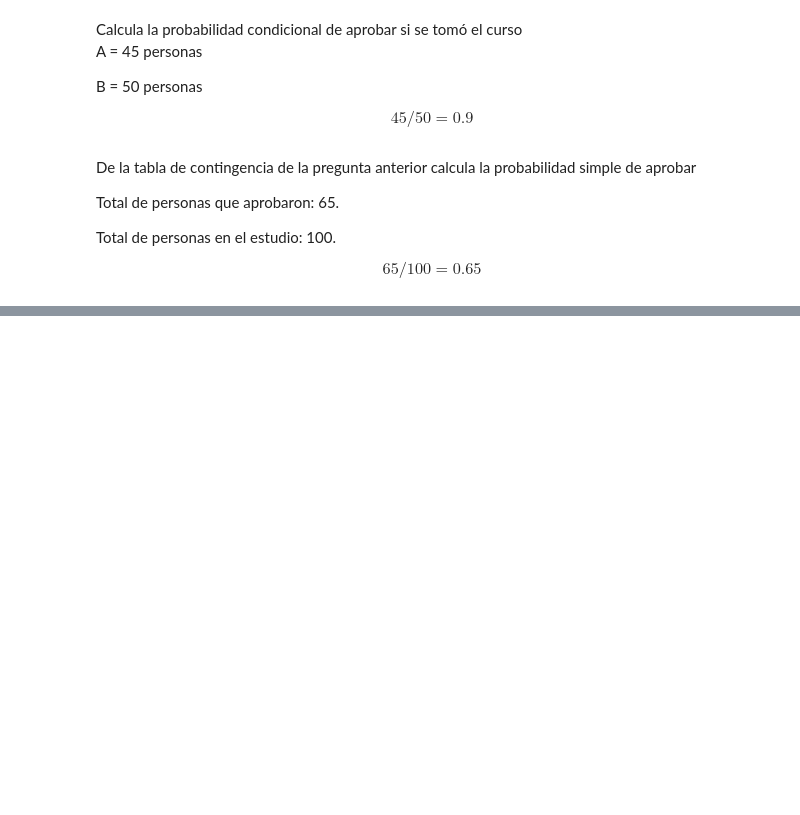
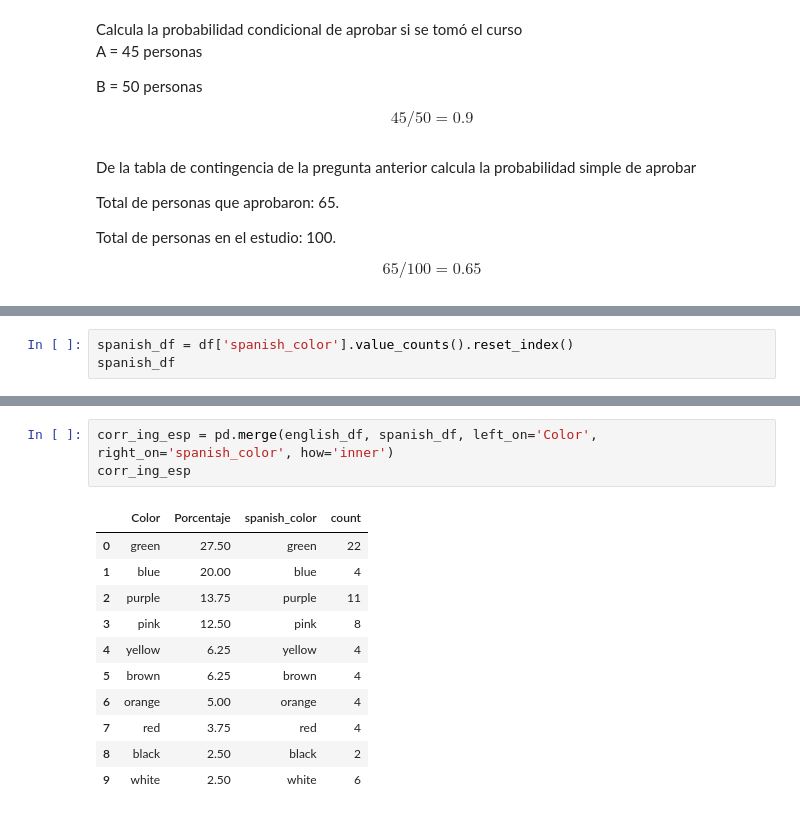
Before and after one commit to brian572xd/ExamenP1, a Jupyter notebook: Untitled1.ipynb, the cells around one changed output, grey strips where cells are left out. Cells and saved outputs as stored; diff of their text form; blank space fills up the shorter version.

```diff
--- a/Untitled1.ipynb
+++ b/Untitled1.ipynb
@@ -156,0 +275,3 @@ $$ 65/100 = 0.65 $$
+# %%
+spanish_df = df['spanish_color'].value_counts().reset_index()
+spanish_df
@@ -156,0 +307,15 @@ $$ 65/100 = 0.65 $$
+# %%
+corr_ing_esp = pd.merge(english_df, spanish_df, left_on='Color', right_on='spanish_color', how='inner')
+corr_ing_esp
+# %% [output]
+|  | Color | Porcentaje | spanish_color | count |
+| 0 | green | 27.50 | green | 22 |
+| 1 | blue | 20.00 | blue | 4 |
+| 2 | purple | 13.75 | purple | 11 |
+| 3 | pink | 12.50 | pink | 8 |
+| 4 | yellow | 6.25 | yellow | 4 |
+| 5 | brown | 6.25 | brown | 4 |
+| 6 | orange | 5.00 | orange | 4 |
+| 7 | red | 3.75 | red | 4 |
+| 8 | black | 2.50 | black | 2 |
+| 9 | white | 2.50 | white | 6 |
```
Also changed, not shown: parts of 9 cells of this notebook.
